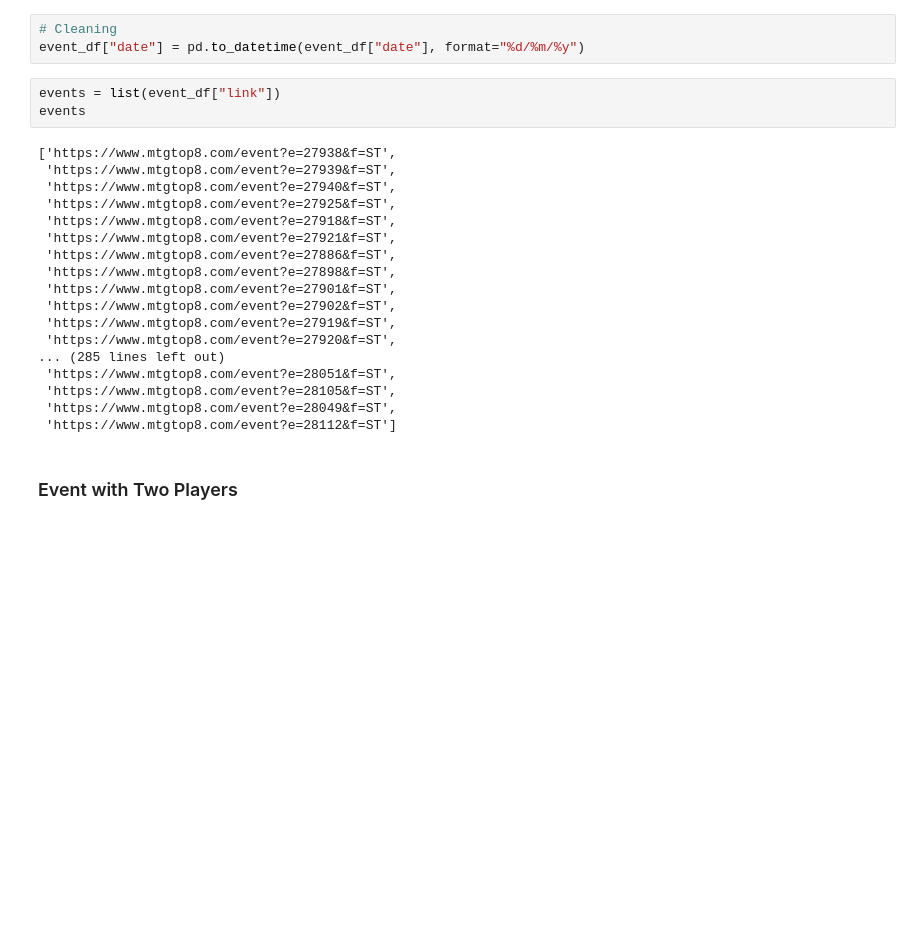
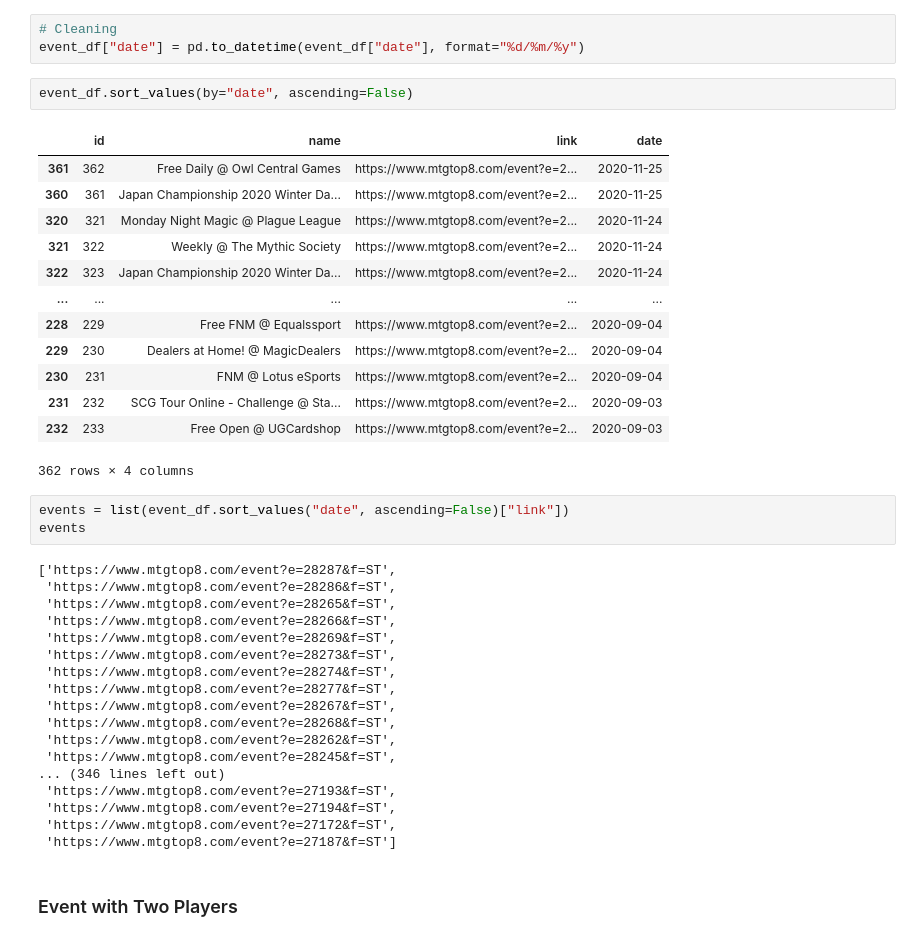
Before and after one commit to greg-martinez44/mtg_scraper, a Jupyter notebook: Untitled.ipynb, the cells around one changed output. Cells and saved outputs as stored; diff of their text form; blank space fills up the shorter version.

```diff
--- a/Untitled.ipynb
+++ b/Untitled.ipynb
@@ -26,27 +26,43 @@ conn.close()
 # %%
 # Cleaning
 event_df["date"] = pd.to_datetime(event_df["date"], format="%d/%m/%y")
+# %%
+event_df.sort_values(by="date", ascending=False)
+# %% [output]
+|  | id | name | link | date |
+| 361 | 362 | Free Daily @ Owl Central Games | https://www.mtgtop8.com/event?e=2... | 2020-11-25 |
+| 360 | 361 | Japan Championship 2020 Winter Da... | https://www.mtgtop8.com/event?e=2... | 2020-11-25 |
+| 320 | 321 | Monday Night Magic @ Plague League | https://www.mtgtop8.com/event?e=2... | 2020-11-24 |
+| 321 | 322 | Weekly @ The Mythic Society | https://www.mtgtop8.com/event?e=2... | 2020-11-24 |
+| 322 | 323 | Japan Championship 2020 Winter Da... | https://www.mtgtop8.com/event?e=2... | 2020-11-24 |
+| ... | ... | ... | ... | ... |
+| 228 | 229 | Free FNM @ Equalssport | https://www.mtgtop8.com/event?e=2... | 2020-09-04 |
+| 229 | 230 | Dealers at Home! @ MagicDealers | https://www.mtgtop8.com/event?e=2... | 2020-09-04 |
+| 230 | 231 | FNM @ Lotus eSports | https://www.mtgtop8.com/event?e=2... | 2020-09-04 |
+| 231 | 232 | SCG Tour Online - Challenge @ Sta... | https://www.mtgtop8.com/event?e=2... | 2020-09-03 |
+| 232 | 233 | Free Open @ UGCardshop | https://www.mtgtop8.com/event?e=2... | 2020-09-03 |
+362 rows × 4 columns
 # %%
-events = list(event_df["link"])
+events = list(event_df.sort_values("date", ascending=False)["link"])
 events
 # %% [output]
-['https://www.mtgtop8.com/event?e=27938&f=ST',
- 'https://www.mtgtop8.com/event?e=27939&f=ST',
- 'https://www.mtgtop8.com/event?e=27940&f=ST',
- 'https://www.mtgtop8.com/event?e=27925&f=ST',
- 'https://www.mtgtop8.com/event?e=27918&f=ST',
- 'https://www.mtgtop8.com/event?e=27921&f=ST',
- 'https://www.mtgtop8.com/event?e=27886&f=ST',
- 'https://www.mtgtop8.com/event?e=27898&f=ST',
- 'https://www.mtgtop8.com/event?e=27901&f=ST',
- 'https://www.mtgtop8.com/event?e=27902&f=ST',
- 'https://www.mtgtop8.com/event?e=27919&f=ST',
- 'https://www.mtgtop8.com/event?e=27920&f=ST',
-... (285 lines left out)
- 'https://www.mtgtop8.com/event?e=28051&f=ST',
- 'https://www.mtgtop8.com/event?e=28105&f=ST',
- 'https://www.mtgtop8.com/event?e=28049&f=ST',
- 'https://www.mtgtop8.com/event?e=28112&f=ST']
+['https://www.mtgtop8.com/event?e=28287&f=ST',
+ 'https://www.mtgtop8.com/event?e=28286&f=ST',
+ 'https://www.mtgtop8.com/event?e=28265&f=ST',
+ 'https://www.mtgtop8.com/event?e=28266&f=ST',
+ 'https://www.mtgtop8.com/event?e=28269&f=ST',
+ 'https://www.mtgtop8.com/event?e=28273&f=ST',
+ 'https://www.mtgtop8.com/event?e=28274&f=ST',
+ 'https://www.mtgtop8.com/event?e=28277&f=ST',
+ 'https://www.mtgtop8.com/event?e=28267&f=ST',
+ 'https://www.mtgtop8.com/event?e=28268&f=ST',
+ 'https://www.mtgtop8.com/event?e=28262&f=ST',
+ 'https://www.mtgtop8.com/event?e=28245&f=ST',
+... (346 lines left out)
+ 'https://www.mtgtop8.com/event?e=27193&f=ST',
+ 'https://www.mtgtop8.com/event?e=27194&f=ST',
+ 'https://www.mtgtop8.com/event?e=27172&f=ST',
+ 'https://www.mtgtop8.com/event?e=27187&f=ST']
 # %% [markdown]
 ### Event with Two Players
 # %%
```
Also changed, not shown: parts of 3 cells of this notebook, 8 other files.
